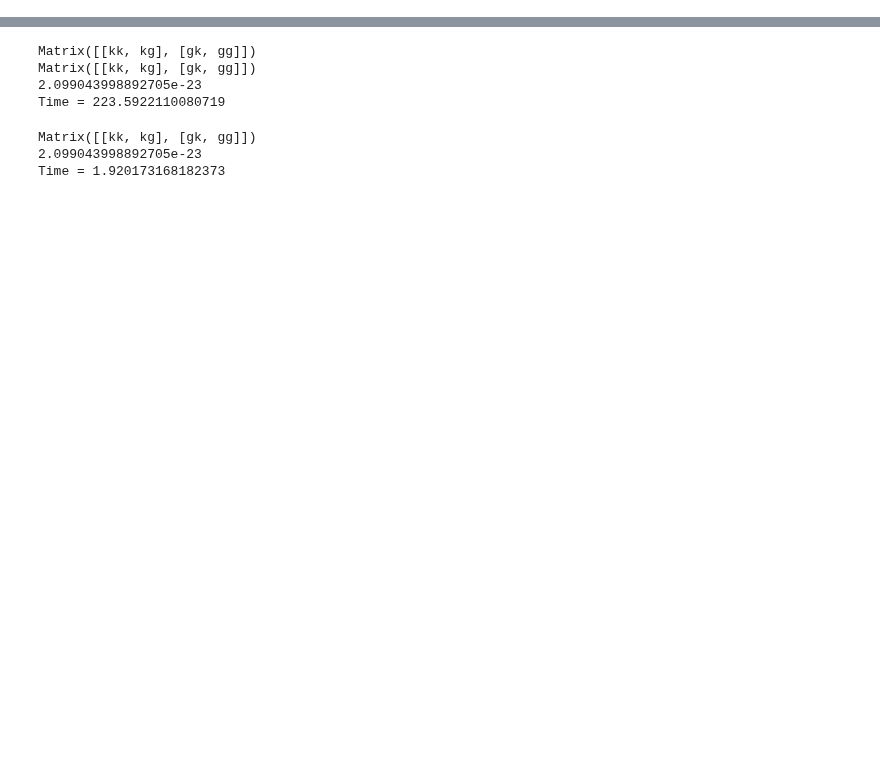
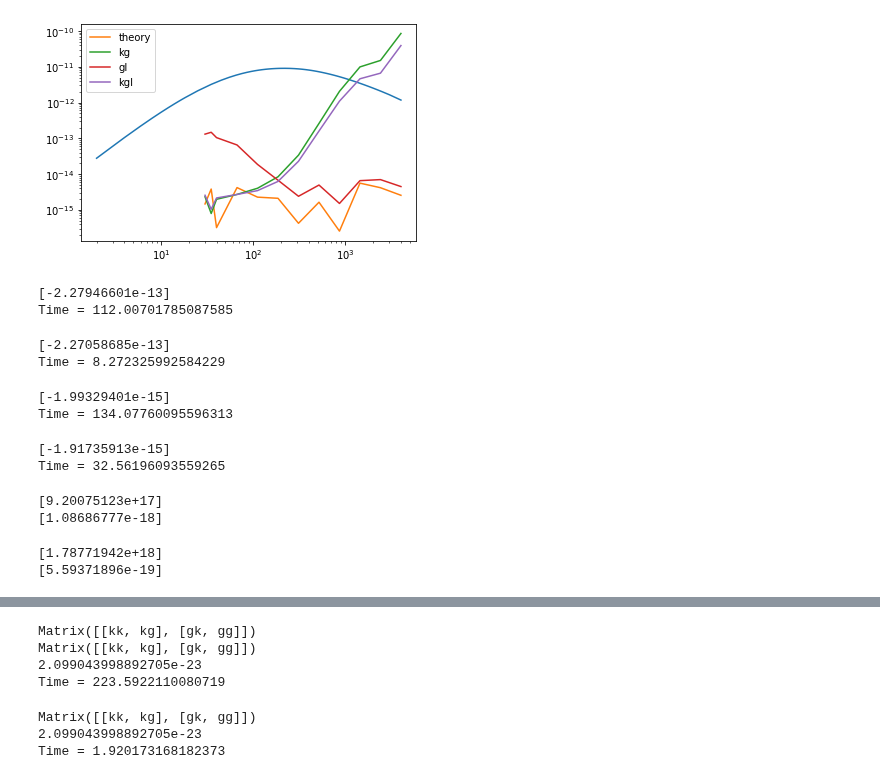
Before and after one commit to mfrobertson/omegaQE, a Jupyter notebook: kkomega/bias.ipynb, the cells around one changed output, grey strips where cells are left out. Cells and saved outputs as stored; diff of their text form; code cells hidden in the pictures; blank space fills up the shorter version.

```diff
--- a/kkomega/bias.ipynb
+++ b/kkomega/bias.ipynb
@@ -8,0 +181,60 @@ bias = Bias(N0_file)
+# %%
+plt.loglog(omega_Ls, omega_ps)
+plt.loglog(Ls, np.abs(N_A1), label="theory")
+plt.loglog(Ls_kg, np.abs(N_A1_kg), label="kg")
+plt.loglog(Ls_gI, np.abs(N_A1_gI), label="gI")
+plt.loglog(Ls_kgI, np.abs(N_A1_kgI), label="kgI")
+plt.legend()
+plt.show()
+# %% [output]
+[figure, added]
+# %%
+t0 = time.time()
+N_A1 = bias.N_A1_vec("kg", 500,dL_prim=2,Ntheta=100,Ntheta_prim=100)
+print(N_A1)
+t1 = time.time()
+print(f"Time = {t1 - t0}")
+# %% [output]
+[-2.27946601e-13]
+Time = 112.00701785087585
+# %%
+t0 = time.time()
+N_A1 = bias.N_A1_vec("kg", 500,dL_prim=10,Ntheta=50,Ntheta_prim=50)
+print(N_A1)
+t1 = time.time()
+print(f"Time = {t1 - t0}")
+# %% [output]
+[-2.27058685e-13]
+Time = 8.272325992584229
+# %%
+t0 = time.time()
+N_A1 = bias.N_A1_vec("kg", 500,dL_prim=2,Ntheta=100,Ntheta_prim=100)
+print(N_A1)
+t1 = time.time()
+print(f"Time = {t1 - t0}")
+# %% [output]
+[-1.99329401e-15]
+Time = 134.07760095596313
+# %%
+t0 = time.time()
+N_A1 = bias.N_A1_vec("kg", 500,dL_prim=10,Ntheta=100,Ntheta_prim=50)
+print(N_A1)
+t1 = time.time()
+print(f"Time = {t1 - t0}")
+# %% [output]
+[-1.91735913e-15]
+Time = 32.56196093559265
+# %%
+A = bias.normalisation(500)
+print(A)
+print(1/A)
+# %% [output]
+[9.20075123e+17]
+[1.08686777e-18]
+# %%
+A = bias.normalisation(500)
+print(A)
+print(1/A)
+# %% [output]
+[1.78771942e+18]
+[5.59371896e-19]
```
Also changed, not shown: parts of 26 cells of this notebook, 2 other files.
